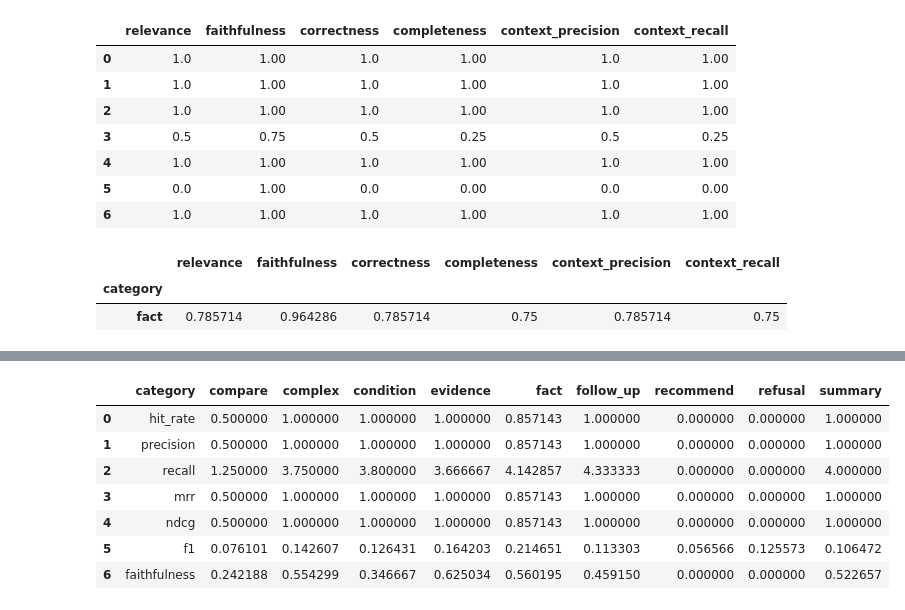
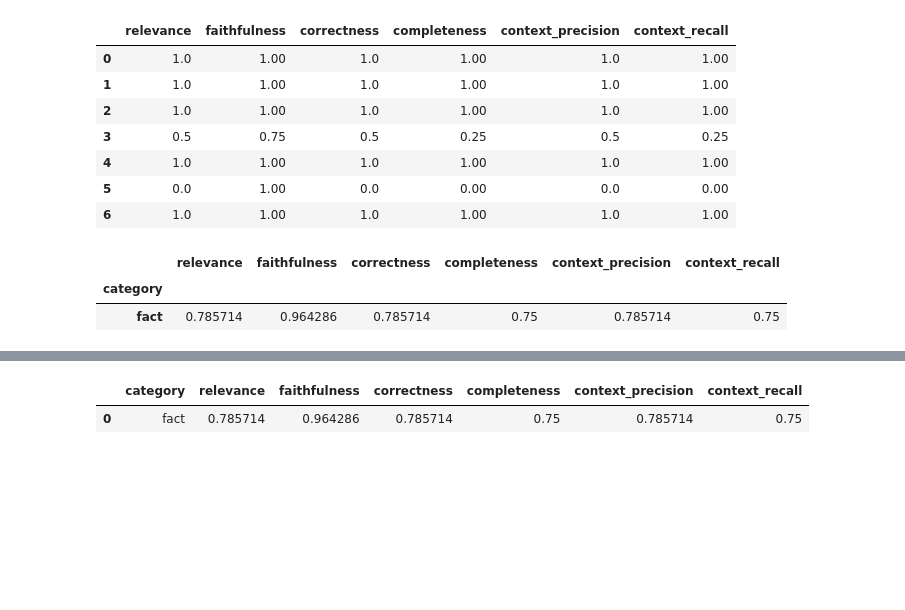
Before and after one commit to BidMind/Bidcoin, a Jupyter notebook: notebooks/03_retrieval_experiments.ipynb, the cells around one changed output, grey strips where cells are left out. Saved outputs shown, nothing was run; the diff lists cells and outputs as text; code cells hidden in the pictures; blank space fills up the shorter version.

```diff
--- a/notebooks/03_retrieval_experiments.ipynb
+++ b/notebooks/03_retrieval_experiments.ipynb
@@ -173,15 +191,9 @@ df_v
 # %%
-df_s = pd.read_csv("retrieval_experiments_summary3.csv")
+df_s = pd.read_csv("retrieval_experiments_summary2.csv")
 df_s
 # %% [output]
-|  | category | compare | complex | condition | evidence | fact | follow_up | recommend | refusal | summary |
-| 0 | hit_rate | 0.500000 | 1.000000 | 1.000000 | 1.000000 | 0.857143 | 1.000000 | 0.000000 | 0.000000 | 1.000000 |
-| 1 | precision | 0.500000 | 1.000000 | 1.000000 | 1.000000 | 0.857143 | 1.000000 | 0.000000 | 0.000000 | 1.000000 |
-| 2 | recall | 1.250000 | 3.750000 | 3.800000 | 3.666667 | 4.142857 | 4.333333 | 0.000000 | 0.000000 | 4.000000 |
-| 3 | mrr | 0.500000 | 1.000000 | 1.000000 | 1.000000 | 0.857143 | 1.000000 | 0.000000 | 0.000000 | 1.000000 |
-| 4 | ndcg | 0.500000 | 1.000000 | 1.000000 | 1.000000 | 0.857143 | 1.000000 | 0.000000 | 0.000000 | 1.000000 |
-| 5 | f1 | 0.076101 | 0.142607 | 0.126431 | 0.164203 | 0.214651 | 0.113303 | 0.056566 | 0.125573 | 0.106472 |
-| 6 | faithfulness | 0.242188 | 0.554299 | 0.346667 | 0.625034 | 0.560195 | 0.459150 | 0.000000 | 0.000000 | 0.522657 |
+|  | category | relevance | faithfulness | correctness | completeness | context_precision | context_recall |
+| 0 | fact | 0.785714 | 0.964286 | 0.785714 | 0.75 | 0.785714 | 0.75 |
 # %%
 df_s.drop(columns=['category'], inplace=True)
 df_v.drop(columns=['category'], inplace=True)
```
Also changed, not shown: parts of 7 cells of this notebook, 4 other files.
